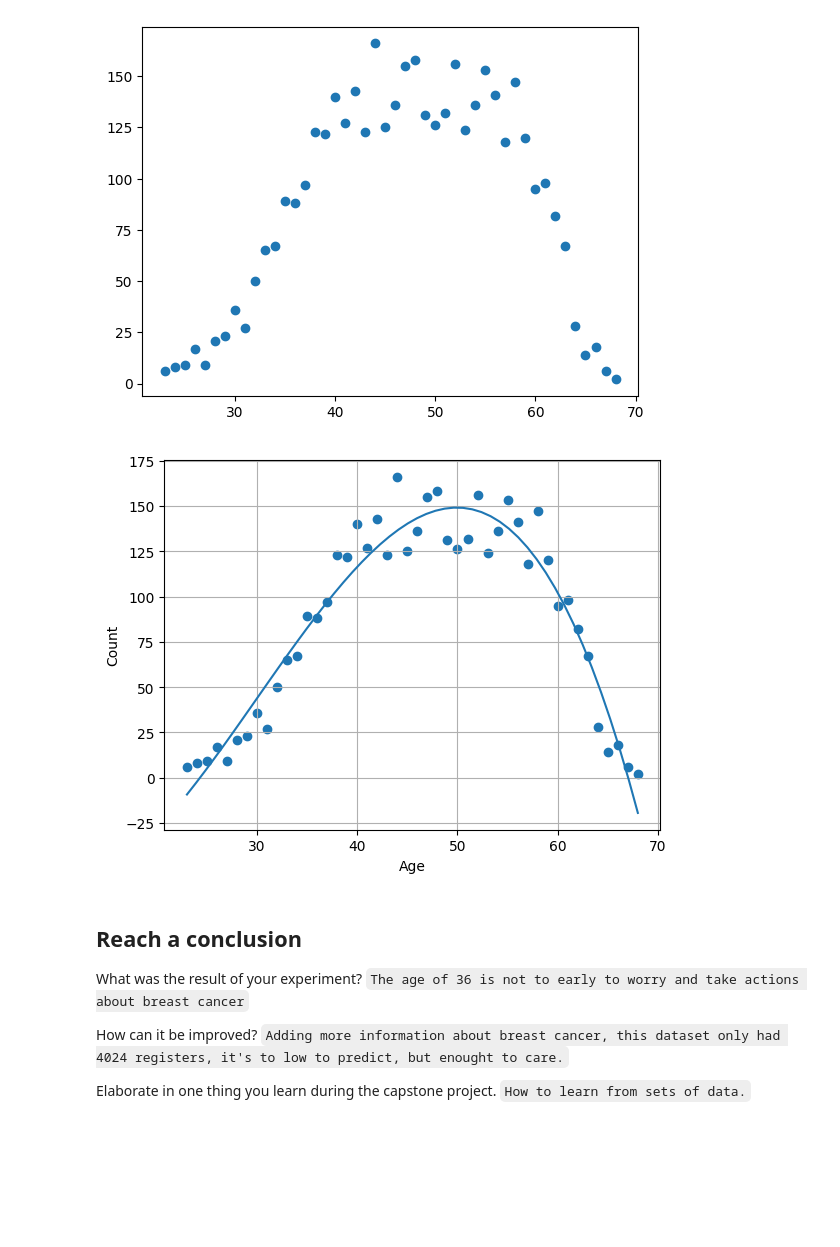
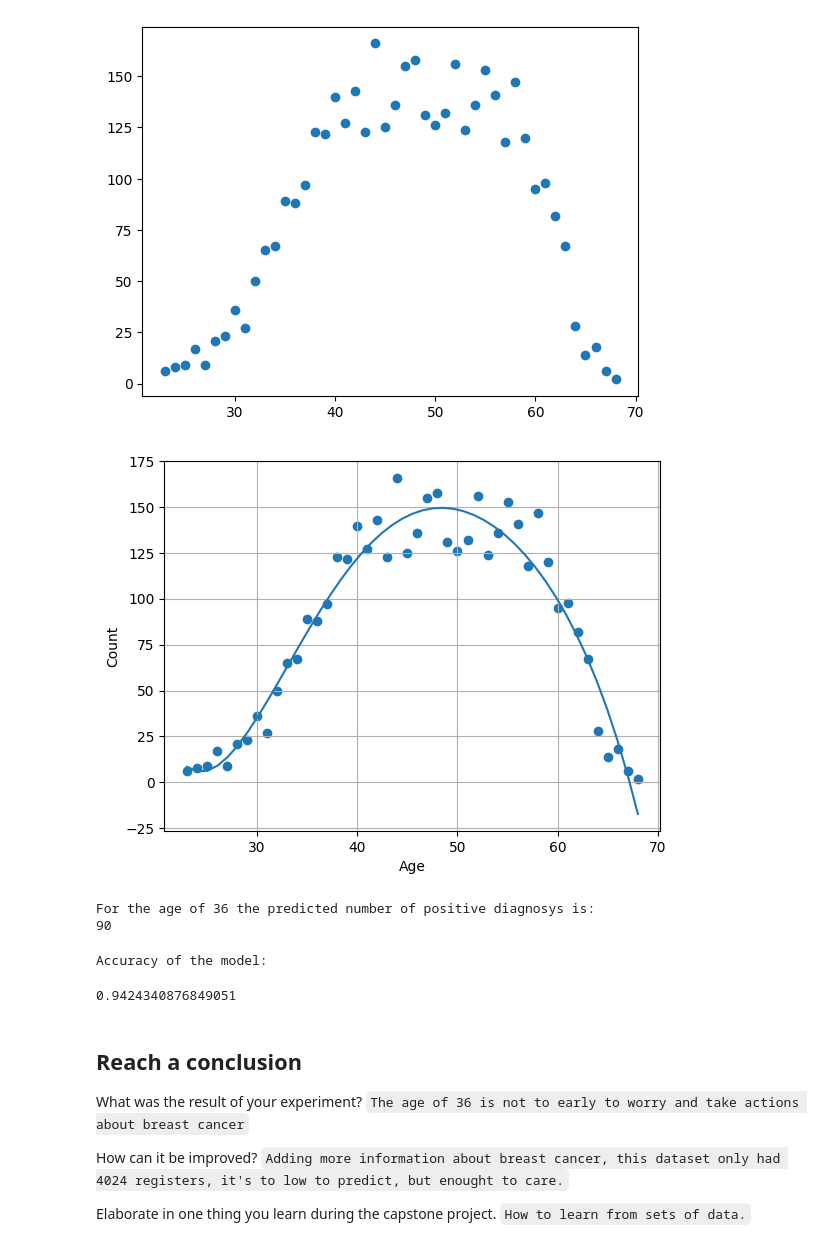
Before and after one commit to ChanaAyde/capstone, a Jupyter notebook: capstone.ipynb, the cells around one changed output. Cells and saved outputs as stored; diff of their text form; code cells hidden in the pictures; blank space fills up the shorter version.

Commit message:
Add the accuracy of the model

```diff
--- a/capstone.ipynb
+++ b/capstone.ipynb
@@ -217,18 +217,35 @@ plt.scatter(df_clean_3["Age"], df_clean_3["Count"])
 # %%
 import numpy
 
-model = numpy.poly1d(numpy.polyfit( df_clean_3["Age"], df_clean_3["Count"], 3))
+# Train Algorithm (Polynomial)
+model = numpy.polyfit( df_clean_3["Age"], df_clean_3["Count"], 5)
+predictions = numpy.poly1d(model)
 
-myline = numpy.linspace(23, 68, 50)
+# New data
+new_xs_values = numpy.linspace(23, 68, 45)
 
+# Plot data
 plt.scatter(x=df_clean_3["Age"], y=df_clean_3["Count"])
-
 plt.xlabel("Age")
 plt.ylabel("Count")
-plt.plot(myline, model(myline))
+plt.grid(True)
+plt.plot(new_xs_values, predictions(new_xs_values))
 plt.show()
+
+print("For the age of 36 the predicted number of positive diagnosys is:")
+print(int(predictions(36)))
 # %% [output]
-[figure, old version]
+[figure, new version]
+For the age of 36 the predicted number of positive diagnosys is:
+90
+# %%
+from sklearn.metrics import r2_score
+
+print("Accuracy of the model: ")
+r2_score(df_clean_3["Count"], predictions(df_clean_3["Age"]))
+# %% [output]
+Accuracy of the model:
+0.9424340876849051
 # %% [markdown]
 ## Reach a conclusion
 
```
Also changed, not shown: parts of 5 cells of this notebook.
